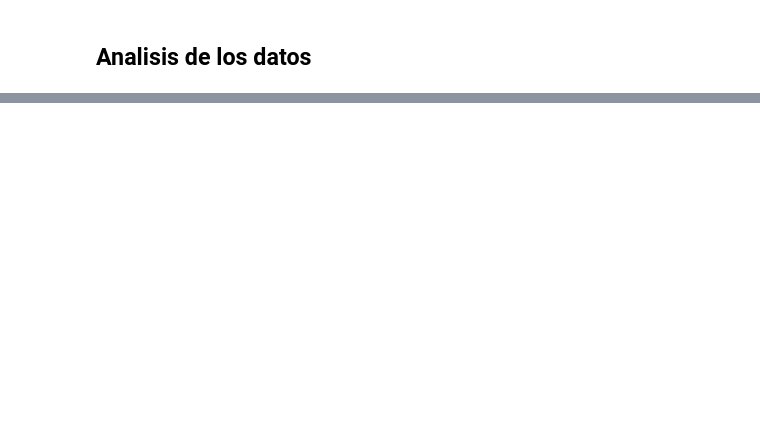
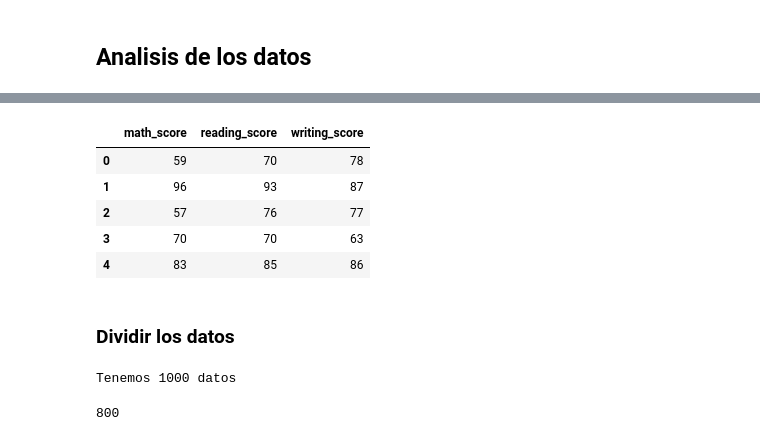
Before and after one commit to fbientrigo/machine-learning, a Jupyter notebook: Curso IA/0405 - class programming/main.ipynb, the cells around one changed output, grey strips where cells are left out. Drawn from its saved outputs; the diff is of its cells as text; code cells hidden in the pictures; blank space fills up the shorter version.

```diff
--- a/Curso IA/0405 - class programming/main.ipynb
+++ b/Curso IA/0405 - class programming/main.ipynb
@@ -112,0 +144,10 @@ data.head()
+# %%
+y= data[columnas[-3:]]
+y.head()
+# %% [output]
+|  | math_score | reading_score | writing_score |
+| 0 | 59 | 70 | 78 |
+| 1 | 96 | 93 | 87 |
+| 2 | 57 | 76 | 77 |
+| 3 | 70 | 70 | 63 |
+| 4 | 83 | 85 | 86 |
@@ -112,0 +156,13 @@ data.head()
+# %% [markdown]
+### Dividir los datos
+# %%
+N = len(data)
+print(f"Tenemos {N} datos")
+
+test_size = 0.20
+
+x_train, x_test, y_train, y_test = train_test_split(x,y, test_size=test_size)
+len(y_train)
+# %% [output]
+Tenemos 1000 datos
+800
```
Also changed, not shown: parts of 34 cells of this notebook, 30 other files.
